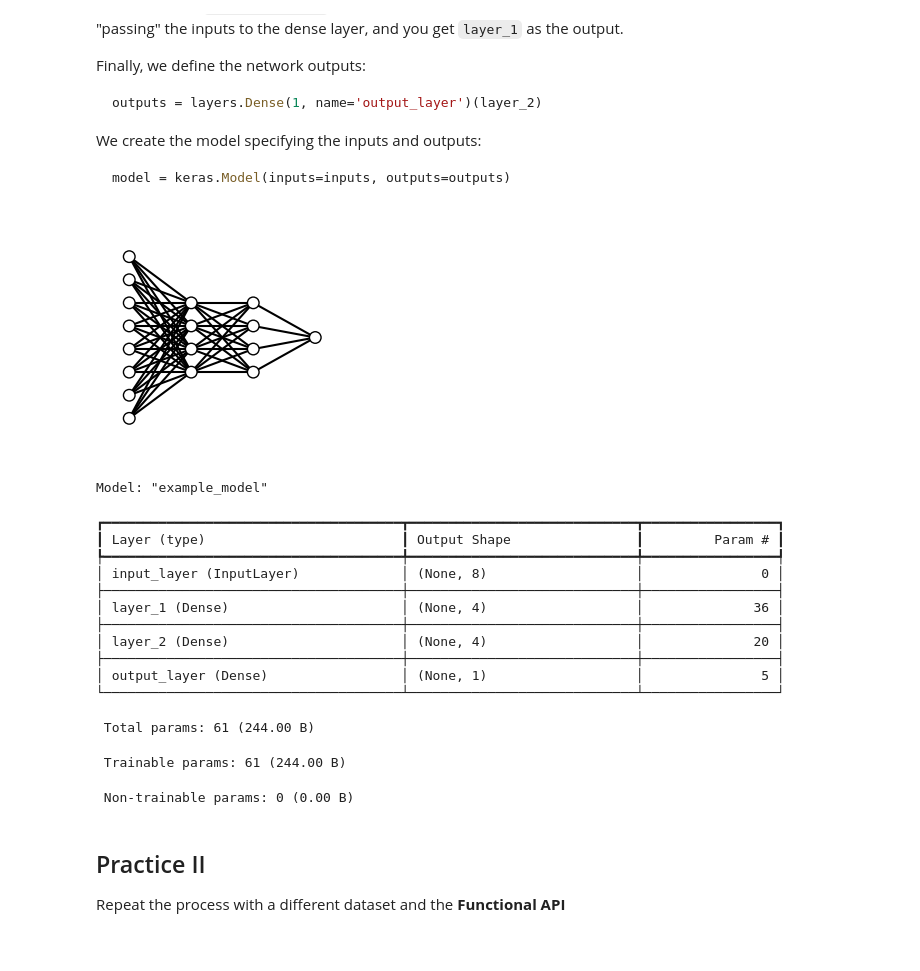
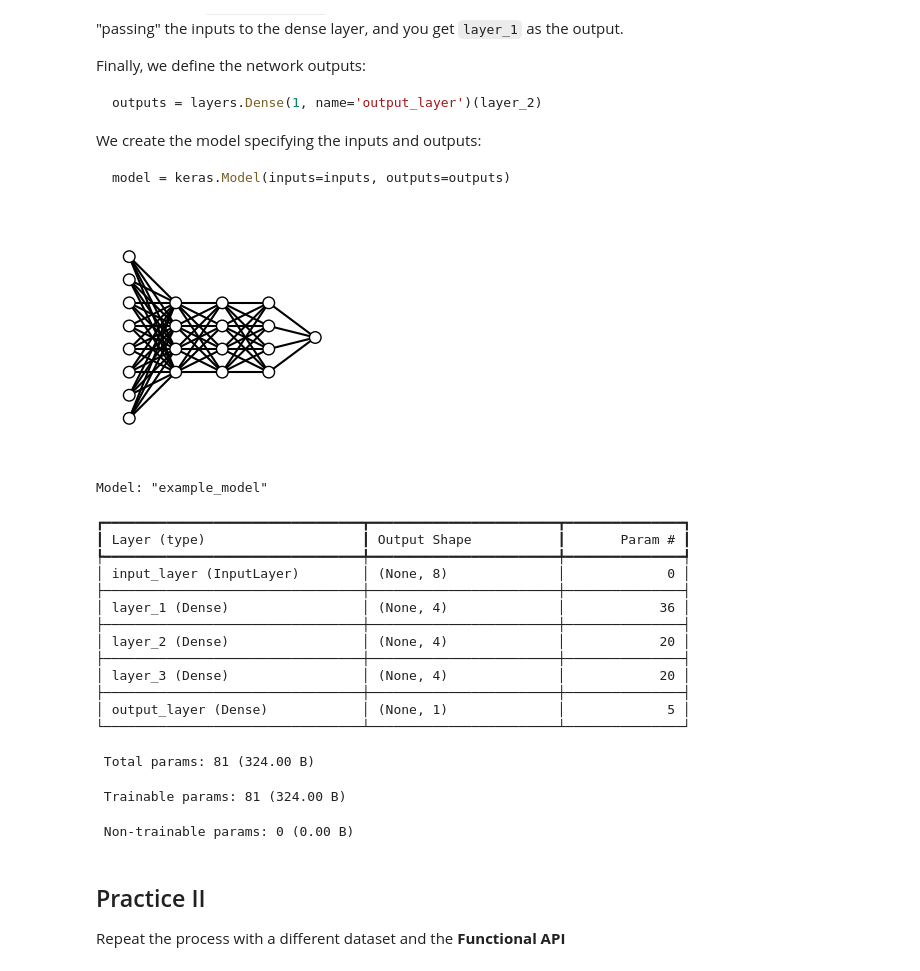
Before and after one commit to ARomoH/dl-material, a Jupyter notebook: notebooks/01-intro-DL/02_keras_fundamentals.ipynb, the cells around one changed output. Drawn from its saved outputs; the diff is of its cells as text; code cells hidden in the pictures.

````diff
--- a/notebooks/01-intro-DL/02_keras_fundamentals.ipynb
+++ b/notebooks/01-intro-DL/02_keras_fundamentals.ipynb
@@ -724,33 +568,36 @@ We create the model specifying the inputs and outputs:
 model = keras.Model(inputs=inputs, outputs=outputs)
 ```
 # %%
-draw_neural_net(.1, .9, .1, .9, [8, 4, 4, 1])
+draw_neural_net(.1, .9, .1, .9, [8, 4, 4, 4, 1])
 # %% [output]
-[figure, old version]
+[figure, new version]
 # %%
 inputs = keras.Input(shape=(8, ), name='input_layer')
 l_1 = layers.Dense(4, activation='relu', name='layer_1')(inputs)
 l_2 = layers.Dense(4, activation='relu', name='layer_2')(l_1)
-outputs = layers.Dense(1, activation="sigmoid", name='output_layer')(l_2)
+l_3 = layers.Dense(4, activation='relu', name='layer_3')(l_2)
+outputs = layers.Dense(1, activation="sigmoid", name='output_layer')(l_3)
 
 model = keras.Model(inputs=inputs, outputs=outputs, name='example_model')
 
 model.summary()
 # %% [output]
 Model: "example_model"
-┏━━━━━━━━━━━━━━━━━━━━━━━━━━━━━━━━━━━━━━┳━━━━━━━━━━━━━━━━━━━━━━━━━━━━━┳━━━━━━━━━━━━━━━━━┓
-┃ Layer (type)                         ┃ Output Shape                ┃         Param # ┃
-┡━━━━━━━━━━━━━━━━━━━━━━━━━━━━━━━━━━━━━━╇━━━━━━━━━━━━━━━━━━━━━━━━━━━━━╇━━━━━━━━━━━━━━━━━┩
-│ input_layer (InputLayer)             │ (None, 8)                   │               0 │
-├──────────────────────────────────────┼─────────────────────────────┼─────────────────┤
-│ layer_1 (Dense)                      │ (None, 4)                   │              36 │
-├──────────────────────────────────────┼─────────────────────────────┼─────────────────┤
-│ layer_2 (Dense)                      │ (None, 4)                   │              20 │
-├──────────────────────────────────────┼─────────────────────────────┼─────────────────┤
-│ output_layer (Dense)                 │ (None, 1)                   │               5 │
-└──────────────────────────────────────┴─────────────────────────────┴─────────────────┘
+┏━━━━━━━━━━━━━━━━━━━━━━━━━━━━━━━━━┳━━━━━━━━━━━━━━━━━━━━━━━━┳━━━━━━━━━━━━━━━┓
+┃ Layer (type)                    ┃ Output Shape           ┃       Param # ┃
+┡━━━━━━━━━━━━━━━━━━━━━━━━━━━━━━━━━╇━━━━━━━━━━━━━━━━━━━━━━━━╇━━━━━━━━━━━━━━━┩
+│ input_layer (InputLayer)        │ (None, 8)              │             0 │
+├─────────────────────────────────┼────────────────────────┼───────────────┤
+│ layer_1 (Dense)                 │ (None, 4)              │            36 │
+├─────────────────────────────────┼────────────────────────┼───────────────┤
+│ layer_2 (Dense)                 │ (None, 4)              │            20 │
+├─────────────────────────────────┼────────────────────────┼───────────────┤
+│ layer_3 (Dense)                 │ (None, 4)              │            20 │
+├─────────────────────────────────┼────────────────────────┼───────────────┤
+│ output_layer (Dense)            │ (None, 1)              │             5 │
+└─────────────────────────────────┴────────────────────────┴───────────────┘
- Total params: 61 (244.00 B)
+ Total params: 81 (324.00 B)
- Trainable params: 61 (244.00 B)
+ Trainable params: 81 (324.00 B)
  Non-trainable params: 0 (0.00 B)
 # %%
 plot_model(model, show_shapes=True)
````
Also changed, not shown: parts of 35 cells of this notebook, 2 other files.
